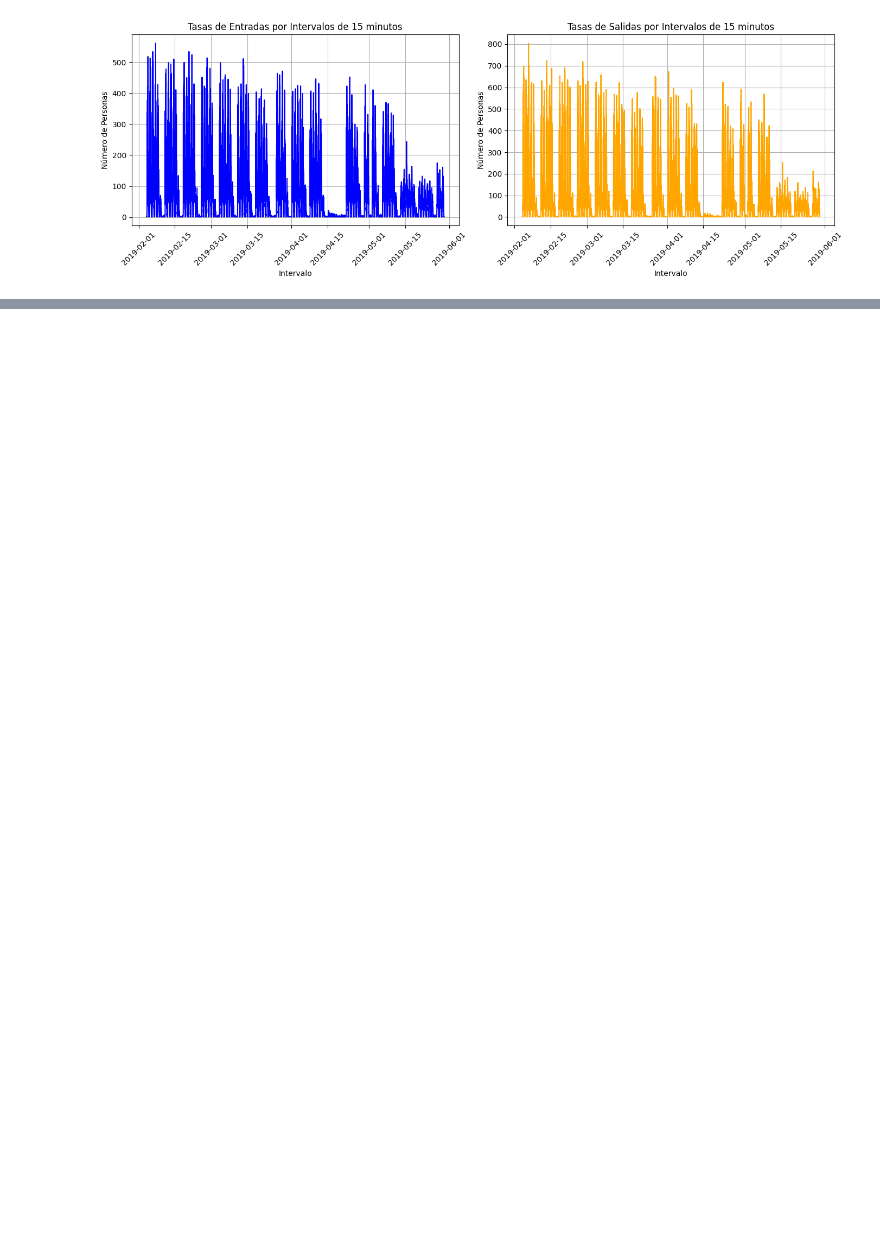
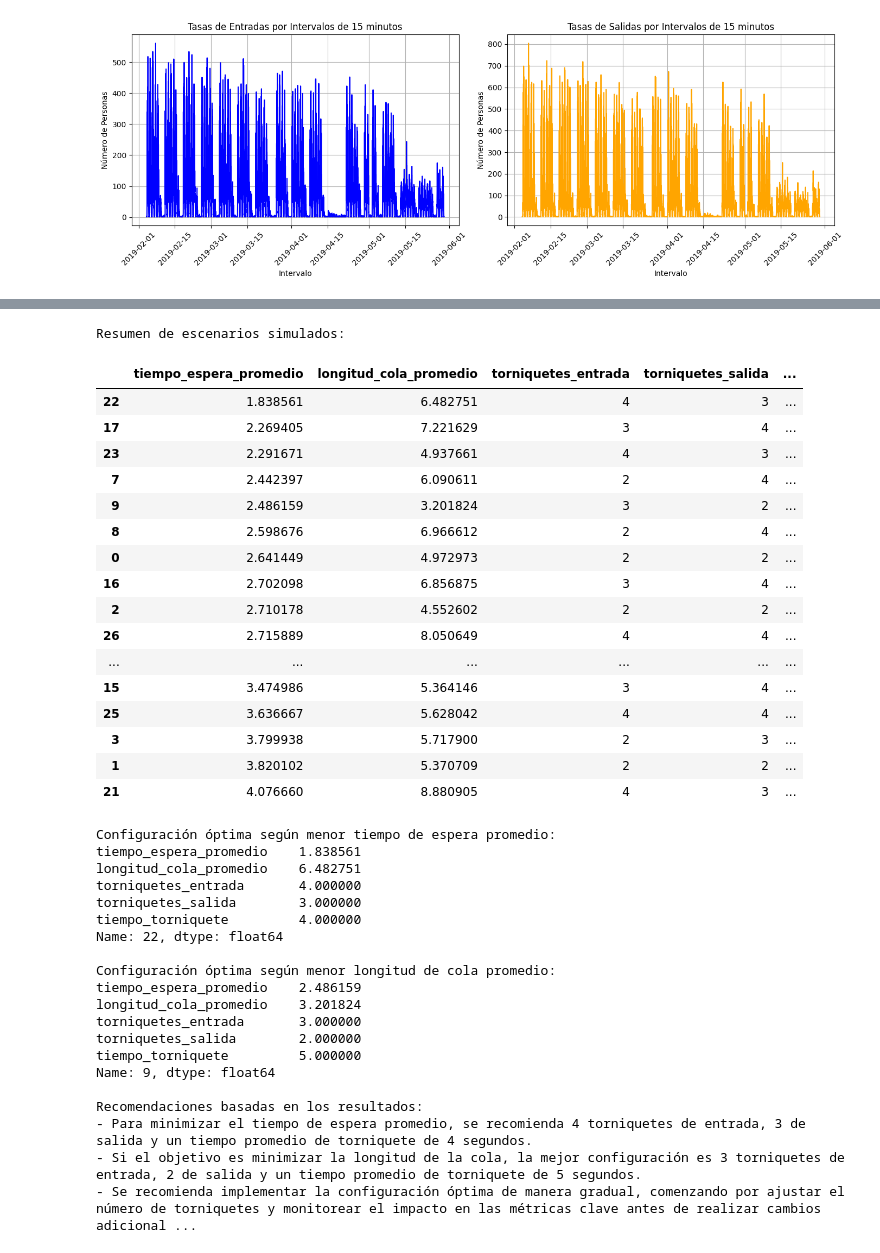
Before and after one commit to mlozanor/Lab-7, a Jupyter notebook: Lab7_Torniquetes_SimPy_NHPP_Visualizacion.ipynb, the cells around one changed output, grey strips where cells are left out. Saved outputs shown, nothing was run; the diff lists cells and outputs as text; code cells hidden in the pictures; blank space fills up the shorter version.

```diff
--- a/Lab7_Torniquetes_SimPy_NHPP_Visualizacion.ipynb
+++ b/Lab7_Torniquetes_SimPy_NHPP_Visualizacion.ipynb
@@ -194,0 +265,67 @@ Note: you may need to restart the kernel to use updated packages.
+# %%
+# Fase 5: Análisis y Recomendaciones
+
+# 1. Análisis Comparativo
+# Seleccionamos las métricas clave para comparar escenarios
+print("Resumen de escenarios simulados:")
+display(df_resultados.sort_values('tiempo_espera_promedio'))
+
+# Identificamos la configuración óptima (menor tiempo de espera promedio)
+optimo = df_resultados.loc[df_resultados['tiempo_espera_promedio'].idxmin()]
+print("\nConfiguración óptima según menor tiempo de espera promedio:")
+print(optimo)
+
+# Evaluamos trade-offs: ¿qué sucede si priorizamos menor longitud de cola?
+optimo_cola = df_resultados.loc[df_resultados['longitud_cola_promedio'].idxmin()]
+print("\nConfiguración óptima según menor longitud de cola promedio:")
+print(optimo_cola)
+
+# 2. Elaboración de Recomendaciones
+print("\nRecomendaciones basadas en los resultados:")
+
+print(f"- Para minimizar el tiempo de espera promedio, se recomienda {int(optimo['torniquetes_entrada'])} torniquetes de entrada, "
+    f"{int(optimo['torniquetes_salida'])} de salida y un tiempo promedio de torniquete de {int(optimo['tiempo_torniquete'])} segundos.")
+
+print(f"- Si el objetivo es minimizar la longitud de la cola, la mejor configuración es {int(optimo_cola['torniquetes_entrada'])} torniquetes de entrada, "
+    f"{int(optimo_cola['torniquetes_salida'])} de salida y un tiempo promedio de torniquete de {int(optimo_cola['tiempo_torniquete'])} segundos.")
+
+print("- Se recomienda implementar la configuración óptima de manera gradual, comenzando por ajustar el número de torniquetes y monitorear el impacto en las métricas clave antes de realizar cambios adicionales.")
+# %% [output]
+Resumen de escenarios simulados:
+|  | tiempo_espera_promedio | longitud_cola_promedio | torniquetes_entrada | torniquetes_salida | ... |
+| 22 | 1.838561 | 6.482751 | 4 | 3 | ... |
+| 17 | 2.269405 | 7.221629 | 3 | 4 | ... |
+| 23 | 2.291671 | 4.937661 | 4 | 3 | ... |
+| 7 | 2.442397 | 6.090611 | 2 | 4 | ... |
+| 9 | 2.486159 | 3.201824 | 3 | 2 | ... |
+| 8 | 2.598676 | 6.966612 | 2 | 4 | ... |
+| 0 | 2.641449 | 4.972973 | 2 | 2 | ... |
+| 16 | 2.702098 | 6.856875 | 3 | 4 | ... |
+| 2 | 2.710178 | 4.552602 | 2 | 2 | ... |
+| 26 | 2.715889 | 8.050649 | 4 | 4 | ... |
+| ... | ... | ... | ... | ... | ... |
+| 15 | 3.474986 | 5.364146 | 3 | 4 | ... |
+| 25 | 3.636667 | 5.628042 | 4 | 4 | ... |
+| 3 | 3.799938 | 5.717900 | 2 | 3 | ... |
+| 1 | 3.820102 | 5.370709 | 2 | 2 | ... |
+| 21 | 4.076660 | 8.880905 | 4 | 3 | ... |
+Configuración óptima según menor tiempo de espera promedio:
+tiempo_espera_promedio    1.838561
+longitud_cola_promedio    6.482751
+torniquetes_entrada       4.000000
+torniquetes_salida        3.000000
+tiempo_torniquete         4.000000
+Name: 22, dtype: float64
+
+Configuración óptima según menor longitud de cola promedio:
+tiempo_espera_promedio    2.486159
+longitud_cola_promedio    3.201824
+torniquetes_entrada       3.000000
+torniquetes_salida        2.000000
+tiempo_torniquete         5.000000
+Name: 9, dtype: float64
+
+Recomendaciones basadas en los resultados:
+- Para minimizar el tiempo de espera promedio, se recomienda 4 torniquetes de entrada, 3 de salida y un tiempo promedio de torniquete de 4 segundos.
+- Si el objetivo es minimizar la longitud de la cola, la mejor configuración es 3 torniquetes de entrada, 2 de salida y un tiempo promedio de torniquete de 5 segundos.
+- Se recomienda implementar la configuración óptima de manera gradual, comenzando por ajustar el número de torniquetes y monitorear el impacto en las métricas clave antes de realizar cambios adicional ...
```
Also changed, not shown: parts of 2 cells of this notebook.
